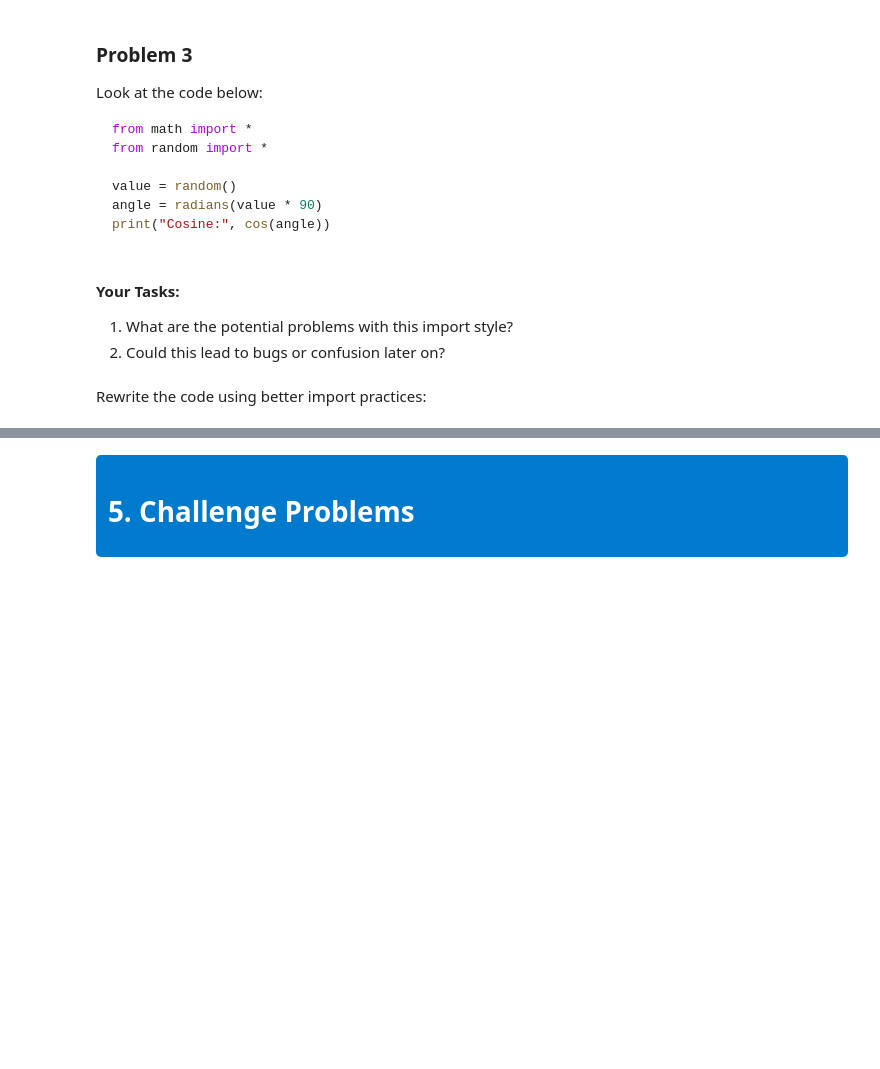
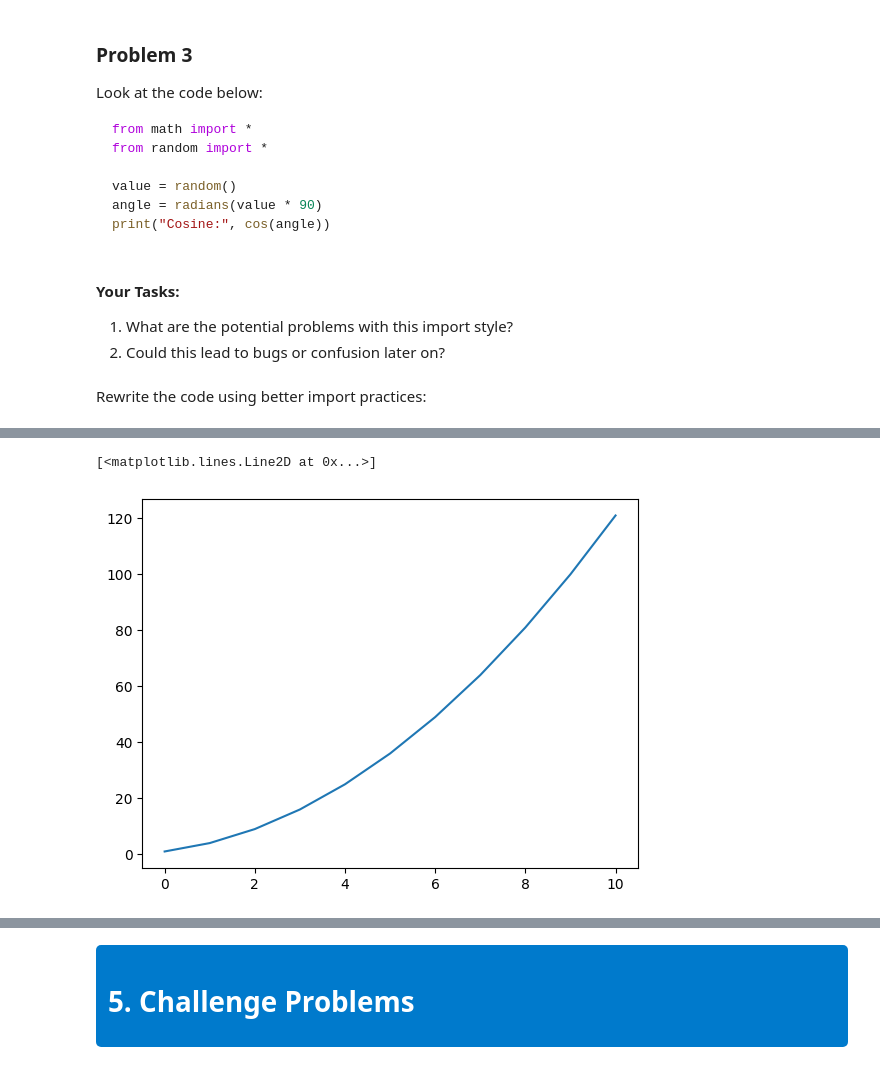
Before and after one commit to nawtrey/ASU-PHY150-Python-Labs, a Jupyter notebook: PHY_150_Intro_to_Python_Lab_2.ipynb, the cells around one changed output, grey strips where cells are left out. Cells and saved outputs as stored; diff of their text form; code cells hidden in the pictures; blank space fills up the shorter version.

Commit message:
ENH: Lab 2 revisions
* Adds most of the final section on plotting
with `matplotlib`. Still needs some work finishing
up the "Try it yourself" section, and lastly, the
challenge problems

```diff
--- a/PHY_150_Intro_to_Python_Lab_2.ipynb
+++ b/PHY_150_Intro_to_Python_Lab_2.ipynb
@@ -740,0 +750,7 @@ Rewrite the code using better import practices:
+# %%
+# example data: x values from 0 to 10 and a corresponding y = 2x
+x = []
+y = []
+for i in range(11):
+    x.append(i)
+    y.append(i**2 + (2*i) + 1)
@@ -740,0 +761,7 @@ Rewrite the code using better import practices:
+# %%
+import matplotlib.pyplot as plt
+
+plt.plot(x, y)
+# %% [output]
+[<matplotlib.lines.Line2D at 0x...>]
+[figure, added]
```
Also changed, not shown: parts of 39 cells of this notebook.
